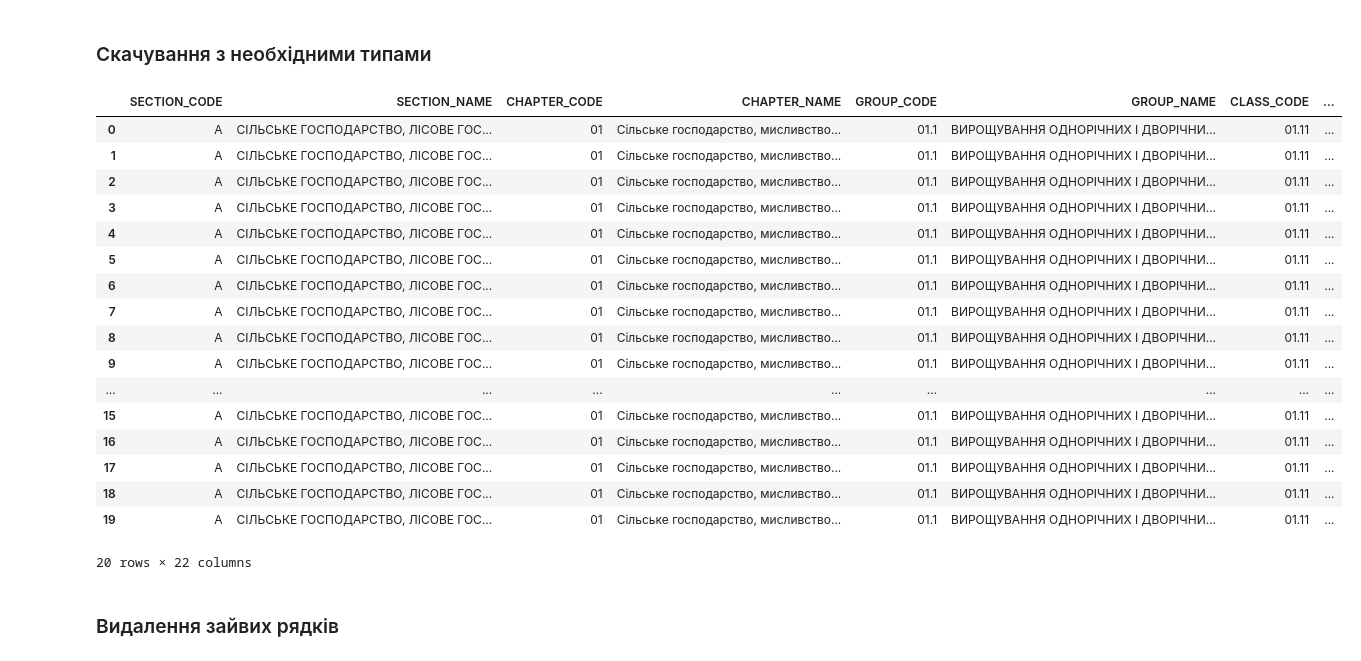
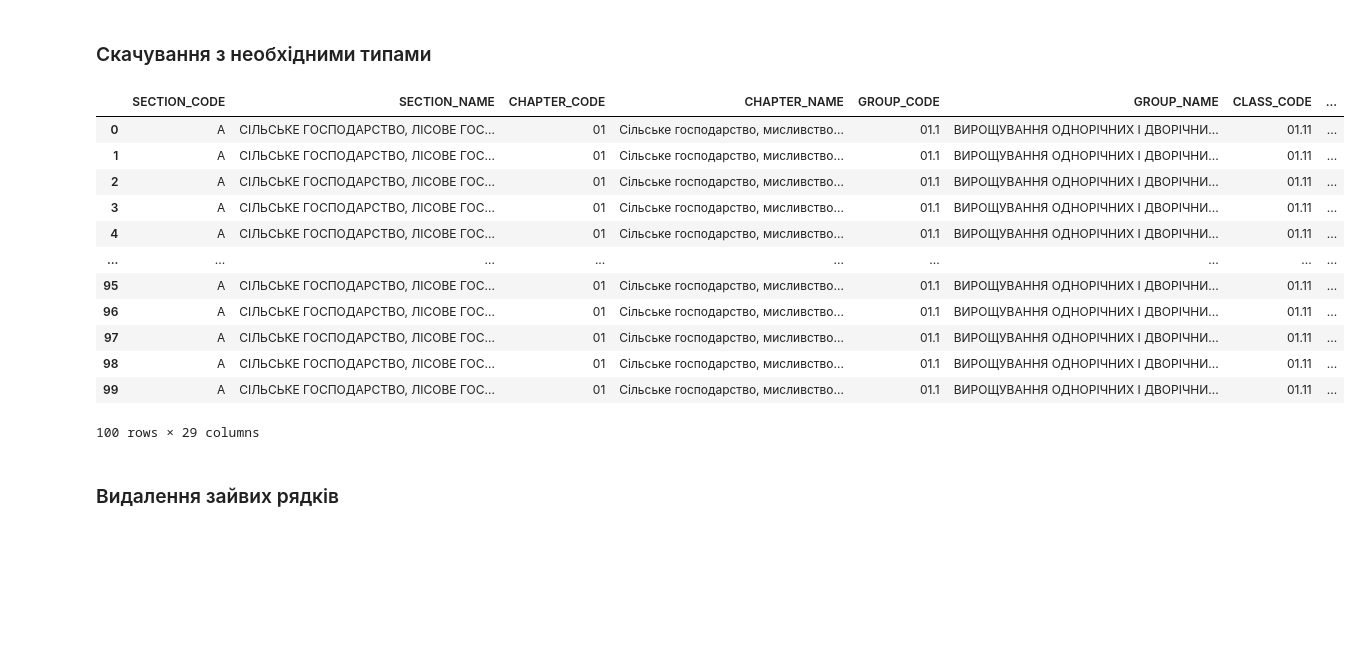
Before and after one commit to talokin1/parse_youcontrol, a Jupyter notebook: parsing_preprocessing.ipynb, the cells around one changed output. Cells and saved outputs as stored; diff of their text form; code cells hidden in the pictures; blank space fills up the shorter version.

```diff
--- a/parsing_preprocessing.ipynb
+++ b/parsing_preprocessing.ipynb
@@ -11,27 +11,22 @@ types_df = {
     "EDRPOU_CODE": "str",
     }
 # %%
-df = pd.read_csv(r"C:\OTP Draft\YouControl\kved_01.11.csv", dtype=types_df)
+df = pd.read_csv(r"C:\OTP Draft\YouControl\kved_01.11_p5.csv", dtype=types_df)
 df
 # %% [output]
 |  | SECTION_CODE | SECTION_NAME | CHAPTER_CODE | CHAPTER_NAME | GROUP_CODE | GROUP_NAME | CLASS_CODE | ... |
 | 0 | A | СІЛЬСЬКЕ ГОСПОДАРСТВО, ЛІСОВЕ ГОС... | 01 | Сільське господарство, мисливство... | 01.1 | ВИРОЩУВАННЯ ОДНОРІЧНИХ І ДВОРІЧНИ... | 01.11 | ... |
 | 1 | A | СІЛЬСЬКЕ ГОСПОДАРСТВО, ЛІСОВЕ ГОС... | 01 | Сільське господарство, мисливство... | 01.1 | ВИРОЩУВАННЯ ОДНОРІЧНИХ І ДВОРІЧНИ... | 01.11 | ... |
 | 2 | A | СІЛЬСЬКЕ ГОСПОДАРСТВО, ЛІСОВЕ ГОС... | 01 | Сільське господарство, мисливство... | 01.1 | ВИРОЩУВАННЯ ОДНОРІЧНИХ І ДВОРІЧНИ... | 01.11 | ... |
 | 3 | A | СІЛЬСЬКЕ ГОСПОДАРСТВО, ЛІСОВЕ ГОС... | 01 | Сільське господарство, мисливство... | 01.1 | ВИРОЩУВАННЯ ОДНОРІЧНИХ І ДВОРІЧНИ... | 01.11 | ... |
 | 4 | A | СІЛЬСЬКЕ ГОСПОДАРСТВО, ЛІСОВЕ ГОС... | 01 | Сільське господарство, мисливство... | 01.1 | ВИРОЩУВАННЯ ОДНОРІЧНИХ І ДВОРІЧНИ... | 01.11 | ... |
-| 5 | A | СІЛЬСЬКЕ ГОСПОДАРСТВО, ЛІСОВЕ ГОС... | 01 | Сільське господарство, мисливство... | 01.1 | ВИРОЩУВАННЯ ОДНОРІЧНИХ І ДВОРІЧНИ... | 01.11 | ... |
-| 6 | A | СІЛЬСЬКЕ ГОСПОДАРСТВО, ЛІСОВЕ ГОС... | 01 | Сільське господарство, мисливство... | 01.1 | ВИРОЩУВАННЯ ОДНОРІЧНИХ І ДВОРІЧНИ... | 01.11 | ... |
-| 7 | A | СІЛЬСЬКЕ ГОСПОДАРСТВО, ЛІСОВЕ ГОС... | 01 | Сільське господарство, мисливство... | 01.1 | ВИРОЩУВАННЯ ОДНОРІЧНИХ І ДВОРІЧНИ... | 01.11 | ... |
-| 8 | A | СІЛЬСЬКЕ ГОСПОДАРСТВО, ЛІСОВЕ ГОС... | 01 | Сільське господарство, мисливство... | 01.1 | ВИРОЩУВАННЯ ОДНОРІЧНИХ І ДВОРІЧНИ... | 01.11 | ... |
-| 9 | A | СІЛЬСЬКЕ ГОСПОДАРСТВО, ЛІСОВЕ ГОС... | 01 | Сільське господарство, мисливство... | 01.1 | ВИРОЩУВАННЯ ОДНОРІЧНИХ І ДВОРІЧНИ... | 01.11 | ... |
 | ... | ... | ... | ... | ... | ... | ... | ... | ... |
-| 15 | A | СІЛЬСЬКЕ ГОСПОДАРСТВО, ЛІСОВЕ ГОС... | 01 | Сільське господарство, мисливство... | 01.1 | ВИРОЩУВАННЯ ОДНОРІЧНИХ І ДВОРІЧНИ... | 01.11 | ... |
-| 16 | A | СІЛЬСЬКЕ ГОСПОДАРСТВО, ЛІСОВЕ ГОС... | 01 | Сільське господарство, мисливство... | 01.1 | ВИРОЩУВАННЯ ОДНОРІЧНИХ І ДВОРІЧНИ... | 01.11 | ... |
-| 17 | A | СІЛЬСЬКЕ ГОСПОДАРСТВО, ЛІСОВЕ ГОС... | 01 | Сільське господарство, мисливство... | 01.1 | ВИРОЩУВАННЯ ОДНОРІЧНИХ І ДВОРІЧНИ... | 01.11 | ... |
-| 18 | A | СІЛЬСЬКЕ ГОСПОДАРСТВО, ЛІСОВЕ ГОС... | 01 | Сільське господарство, мисливство... | 01.1 | ВИРОЩУВАННЯ ОДНОРІЧНИХ І ДВОРІЧНИ... | 01.11 | ... |
-| 19 | A | СІЛЬСЬКЕ ГОСПОДАРСТВО, ЛІСОВЕ ГОС... | 01 | Сільське господарство, мисливство... | 01.1 | ВИРОЩУВАННЯ ОДНОРІЧНИХ І ДВОРІЧНИ... | 01.11 | ... |
+| 95 | A | СІЛЬСЬКЕ ГОСПОДАРСТВО, ЛІСОВЕ ГОС... | 01 | Сільське господарство, мисливство... | 01.1 | ВИРОЩУВАННЯ ОДНОРІЧНИХ І ДВОРІЧНИ... | 01.11 | ... |
+| 96 | A | СІЛЬСЬКЕ ГОСПОДАРСТВО, ЛІСОВЕ ГОС... | 01 | Сільське господарство, мисливство... | 01.1 | ВИРОЩУВАННЯ ОДНОРІЧНИХ І ДВОРІЧНИ... | 01.11 | ... |
+| 97 | A | СІЛЬСЬКЕ ГОСПОДАРСТВО, ЛІСОВЕ ГОС... | 01 | Сільське господарство, мисливство... | 01.1 | ВИРОЩУВАННЯ ОДНОРІЧНИХ І ДВОРІЧНИ... | 01.11 | ... |
+| 98 | A | СІЛЬСЬКЕ ГОСПОДАРСТВО, ЛІСОВЕ ГОС... | 01 | Сільське господарство, мисливство... | 01.1 | ВИРОЩУВАННЯ ОДНОРІЧНИХ І ДВОРІЧНИ... | 01.11 | ... |
+| 99 | A | СІЛЬСЬКЕ ГОСПОДАРСТВО, ЛІСОВЕ ГОС... | 01 | Сільське господарство, мисливство... | 01.1 | ВИРОЩУВАННЯ ОДНОРІЧНИХ І ДВОРІЧНИ... | 01.11 | ... |
-20 rows × 22 columns
+100 rows × 29 columns
 # %% [markdown]
 ### Видалення зайвих рядків
 # %%
```
Also changed, not shown: parts of 21 cells of this notebook.
